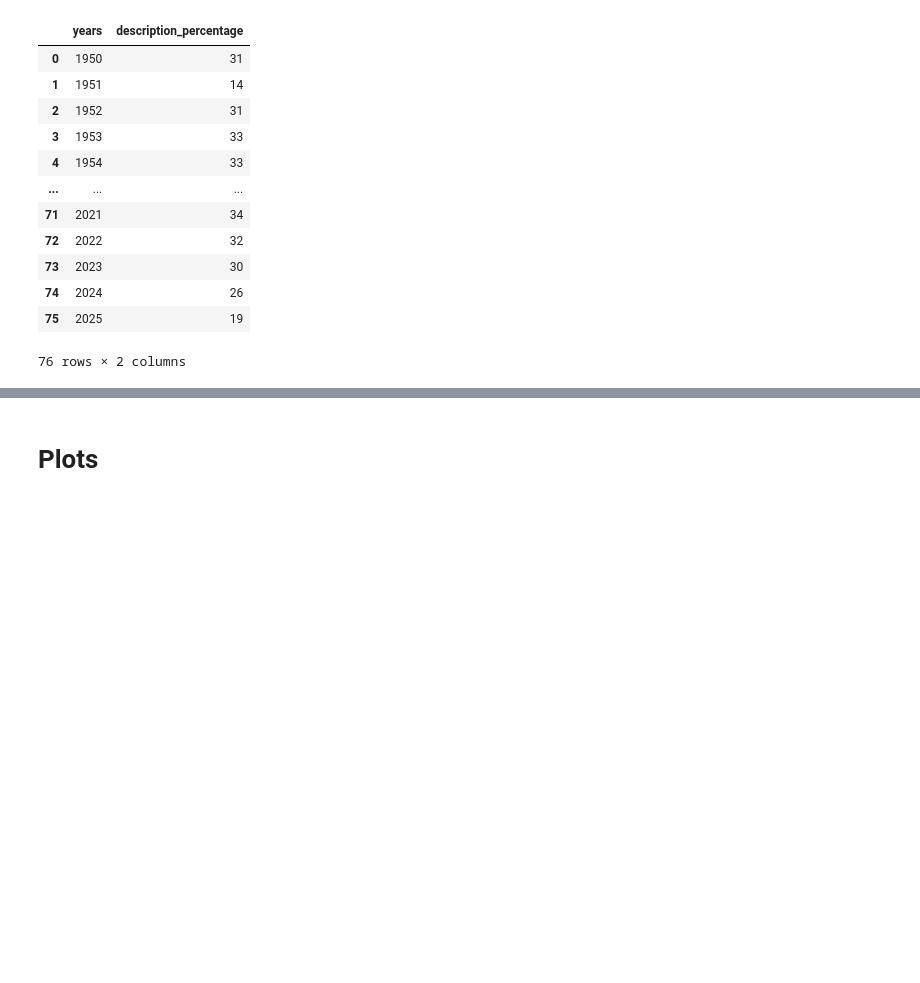
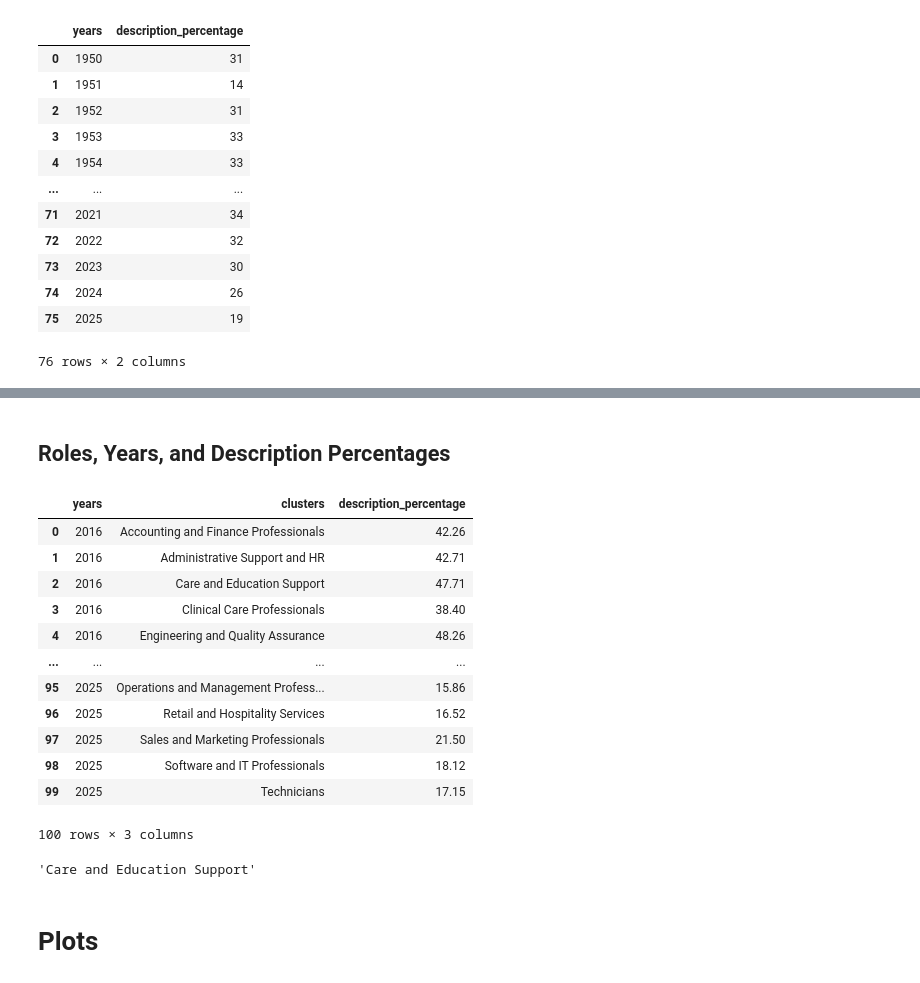
Before and after one commit to juliahansen3/Berkeley-Haas-Research, a Jupyter notebook: Python Plots/Comparison of Position Descriptions vs no Descriptions in revelio.ipynb, the cells around one changed output, grey strips where cells are left out. Cells and saved outputs as stored; diff of their text form; code cells hidden in the pictures; blank space fills up the shorter version.

```diff
--- a/Python Plots/Comparison of Position Descriptions vs no Descriptions in revelio.ipynb
+++ b/Python Plots/Comparison of Position Descriptions vs no Descriptions in revelio.ipynb
@@ -68,3 +88,29 @@ description_perc_df
+# %% [markdown]
+## Roles, Years, and Description Percentages
+# %%
+# Load in the 2025 data
+role_description_perc = pd.read_csv("roles_years_descriptions_2025_data.csv")
+role_description_perc_df = pd.DataFrame(role_description_perc)
+role_description_perc_df
+# %% [output]
+|  | years | clusters | description_percentage |
+| 0 | 2016 | Accounting and Finance Professionals | 42.26 |
+| 1 | 2016 | Administrative Support and HR | 42.71 |
+| 2 | 2016 | Care and Education Support | 47.71 |
+| 3 | 2016 | Clinical Care Professionals | 38.40 |
+| 4 | 2016 | Engineering and Quality Assurance | 48.26 |
+| ... | ... | ... | ... |
+| 95 | 2025 | Operations and Management Profess... | 15.86 |
+| 96 | 2025 | Retail and Hospitality Services | 16.52 |
+| 97 | 2025 | Sales and Marketing Professionals | 21.50 |
+| 98 | 2025 | Software and IT Professionals | 18.12 |
+| 99 | 2025 | Technicians | 17.15 |
+100 rows × 3 columns
+# %%
+s = sorted((role_description_perc_df.clusters).unique())
+s[np.argmin(role_description_perc_df.loc[role_description_perc_df['years'] == 2016, 'description_percentage'].values - role_description_perc_df.loc[role_description_perc_df['years'] == 2025, 'description_percentage'].values)]
+# %% [output]
+'Care and Education Support'
 # %% [markdown]
 # Plots
 # %% [markdown]
```
Also changed, not shown: parts of 7 cells of this notebook.
